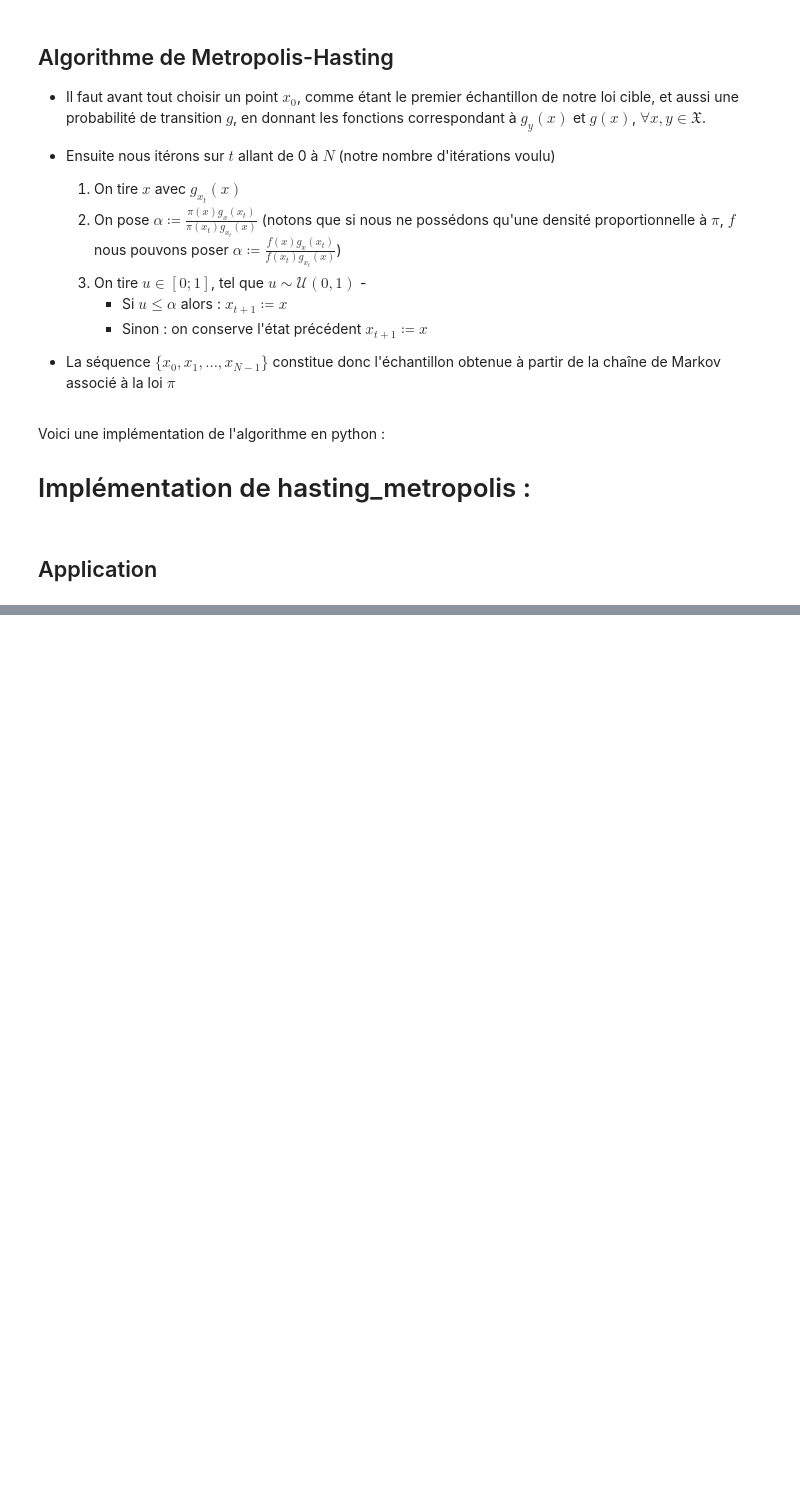
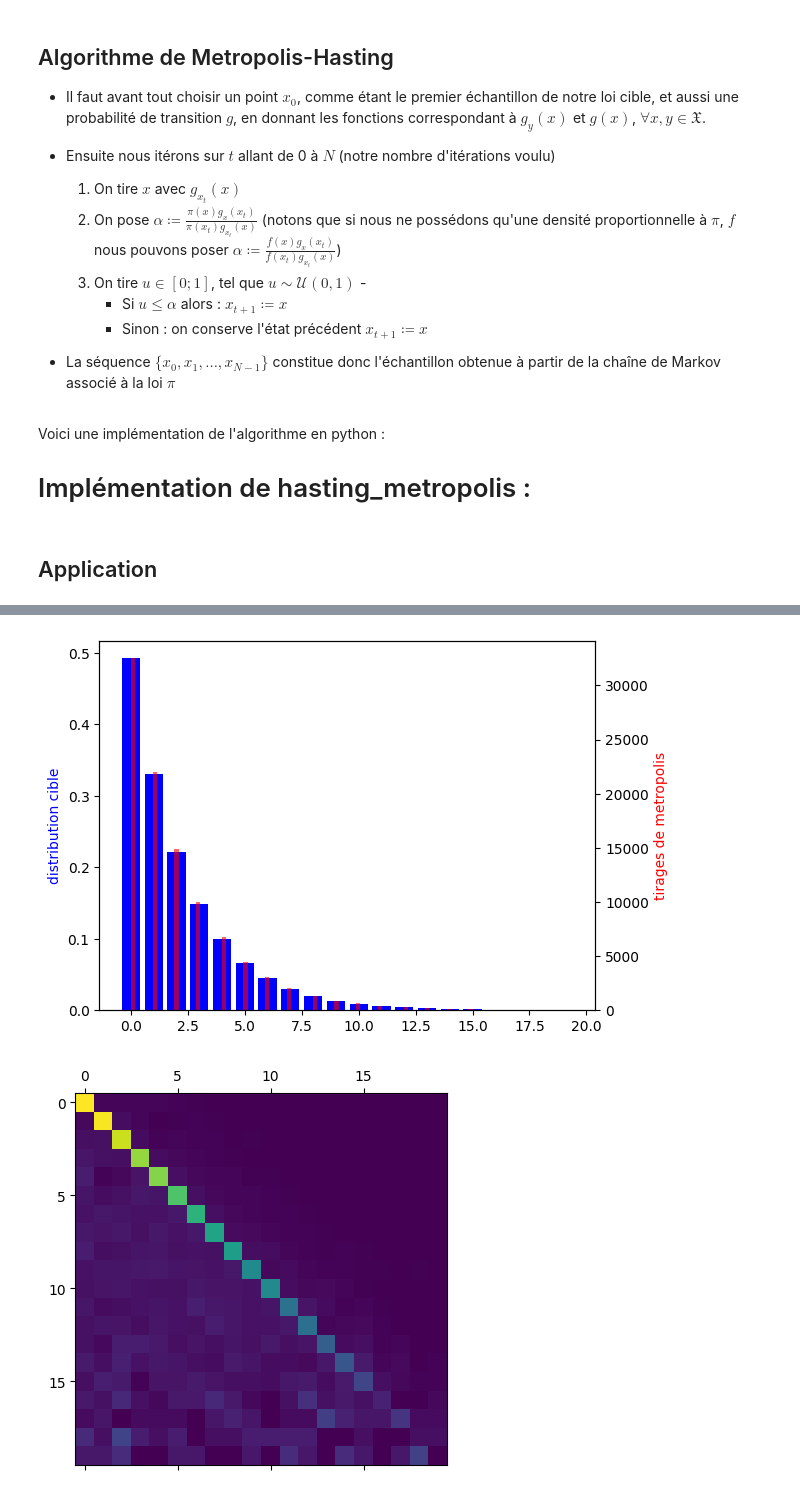
Before and after one commit to CorentinVaillant/ProjetMath-HastingMetropolis, a Jupyter notebook: Corentin/hasting_metropolis.ipynb, the cells around one changed output, grey strips where cells are left out. Saved outputs shown, nothing was run; the diff lists cells and outputs as text; code cells hidden in the pictures; blank space fills up the shorter version.

```diff
--- a/Corentin/hasting_metropolis.ipynb
+++ b/Corentin/hasting_metropolis.ipynb
@@ -197,0 +187,35 @@ plt.show()
+# %%
+# Démonstration loi géometrique
+
+N = 20
+
+distribution_cible = geo(0.33)
+
+#matrice de transition aléatoire
+proposition = np.array([ ligne / ligne.sum()
+    for ligne in [np.array([abs(np.random.normal(i,1)) for _ in range(N)]) for i in range(N)]
+])
+
+tirage = hasting_metropolis_tirage(0,distribution_cible,proposition,iterations=100_000)
+mk_c = markov_chain_from_tirage(tirage,N)
+# %%
+fig, ax1 = plt.subplots()
+
+X = [i for i in range(N)]
+data1 = [distribution_cible(i) for i in X]
+data2 = tirage
+
+ax1.set_ylabel("distribution cible",color = "blue")
+ax1.bar(X,data1,color="blue")
+
+ax2 = ax1.twinx()
+
+ax2.hist(tirage,bins=100,color="red",alpha=0.6)
+ax2.set_ylabel("tirages de metropolis",color="red")
+
+plt.matshow(mk_c,)
+
+plt.show()
+# %% [output]
+[figure, added]
+[figure, added]
```
Also changed, not shown: parts of 19 cells of this notebook, 2 other files.
